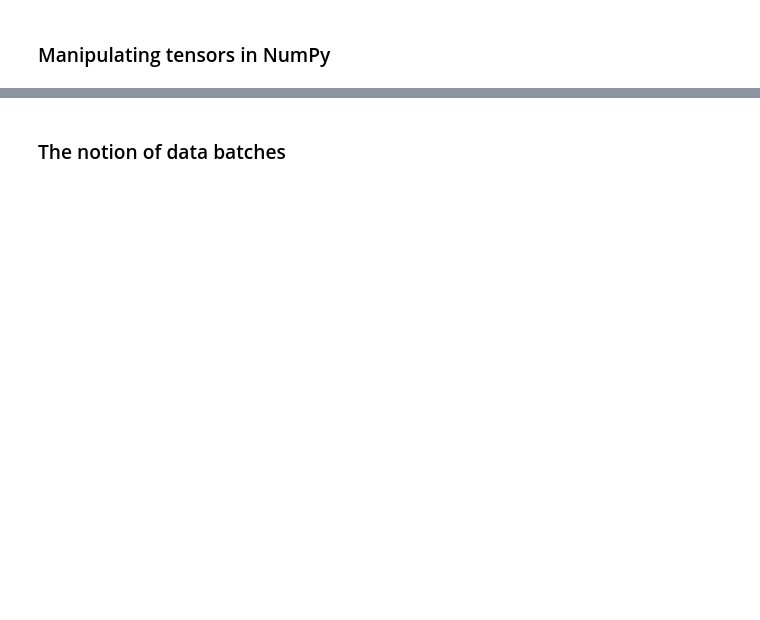
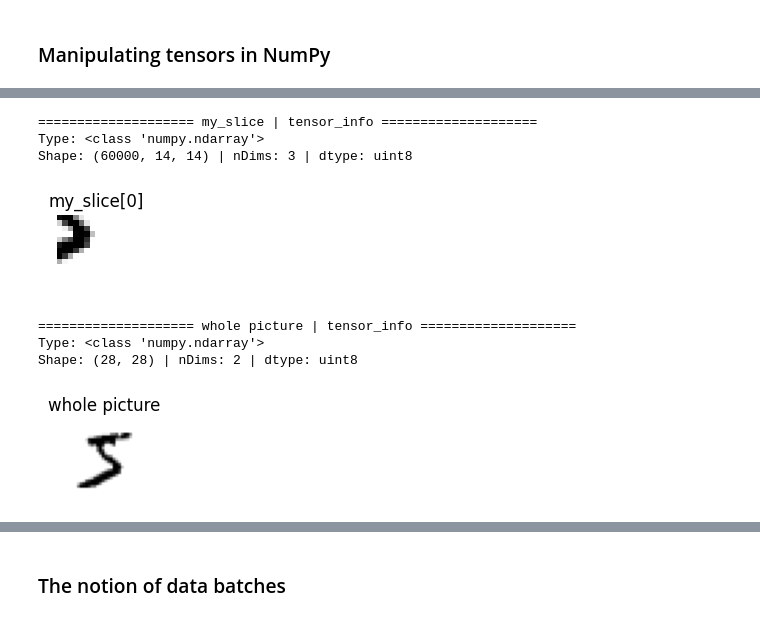
Before and after one commit to alemalvarez/dl-with-python-pytorch, a Jupyter notebook: chapter02_mathematical-building-blocks.ipynb, the cells around one changed output, grey strips where cells are left out. Cells and saved outputs as stored; diff of their text form; code cells hidden in the pictures; blank space fills up the shorter version.

```diff
--- a/chapter02_mathematical-building-blocks.ipynb
+++ b/chapter02_mathematical-building-blocks.ipynb
@@ -484,2 +509,16 @@ my_slice = train_images[:, 14:, 14:]
+# %%
+my_slice = train_images[:, 14:, 14:]
+utils.tensor_info(my_slice, "my_slice")
+utils.tensor_info(train_images[0], "whole picture")
+# You can see that the first 14 pixels are the bottom right corner.
+# %% [output]
+==================== my_slice | tensor_info ====================
+Type: <class 'numpy.ndarray'>
+Shape: (60000, 14, 14) | nDims: 3 | dtype: uint8
+[figure, added]
+==================== whole picture | tensor_info ====================
+Type: <class 'numpy.ndarray'>
+Shape: (28, 28) | nDims: 2 | dtype: uint8
+[figure, added]
 # %%
 my_slice = train_images[:, 7:-7, 7:-7]
```
Also changed, not shown: parts of 38 cells of this notebook, 1 other file.
